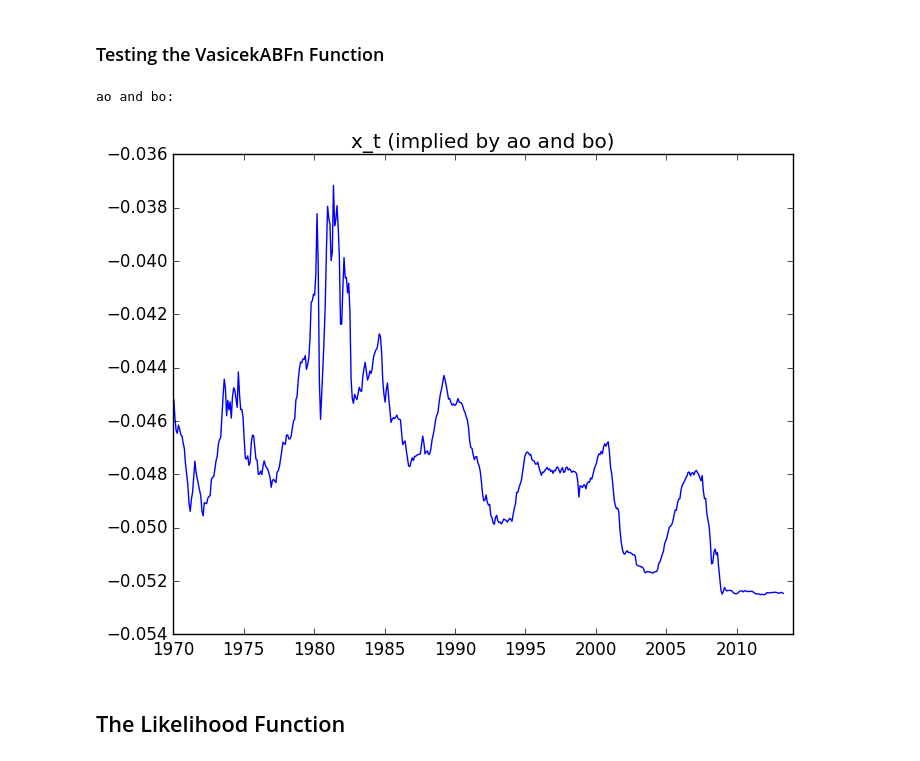
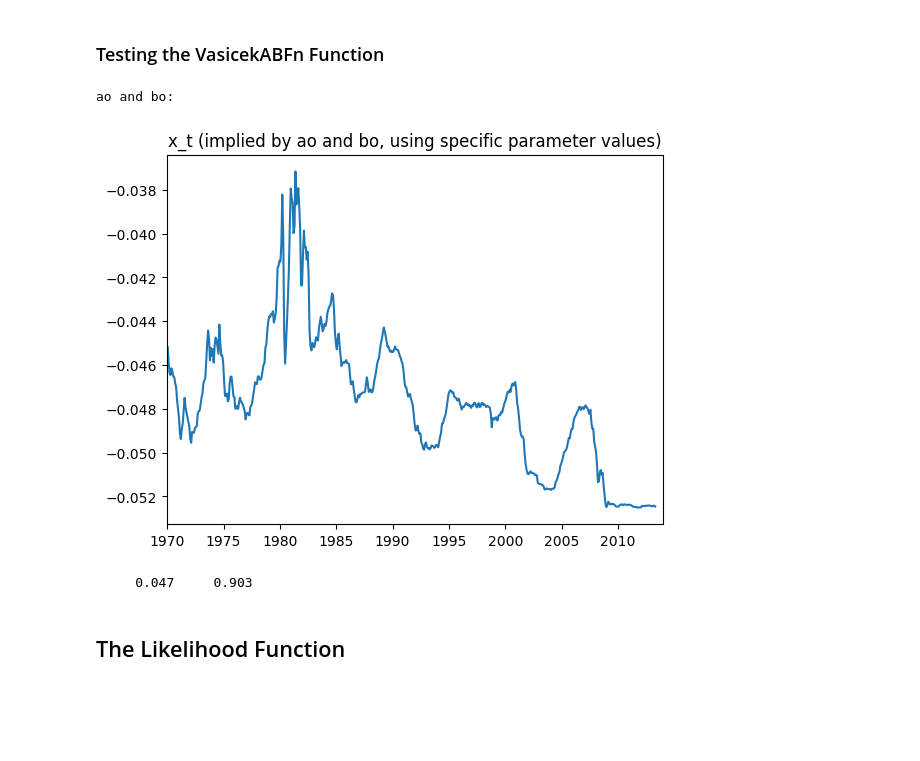
Before and after one commit to PaulSoderlind/PaulSoderlindCode, a Jupyter notebook: EmpiricalFinancePhD/YieldCurveModel.ipynb, the cells around one changed output. Saved outputs shown, nothing was run; the diff lists cells and outputs as text; code cells hidden in the pictures; blank space fills up the shorter version.

```diff
--- a/EmpiricalFinancePhD/YieldCurveModel.ipynb
+++ b/EmpiricalFinancePhD/YieldCurveModel.ipynb
@@ -18,7 +17,7 @@ y[:,1] = ((1-0.25*y[:,1]/100).^(-1/0.25) - 1)*100    #discount basis->effective
 y[:,2] = ((1-0.50*y[:,2]/100).^(-1/0.5) - 1)*100
 
 m      = [0.25 0.5 1 3 5 7 10]                             #time to maturity (in years)
-mMonth = round(Int,m*12)                            #maturites, in months (integers)
+mMonth = broadcast(x->round(Int,x),m*12)                   #maturites, in months (integers)
 y      = log.(1+y/100)                    #continuously compounded interest rates
 y      = y/12                            #interest rates per month (the period length of data)
 
@@ -125,27 +124,28 @@ VasicekABFn (generic function with 1 method)
 # %%
 vvo = 1                               #indices of yields that are observed without errors
 vvu = 2:n                             #indices of yields with observation errors
 
 yo = y[:,vvo]                         #observable yields
 yu = y[:,vvu]                         #unobservable yields
 nMo = mMonth[vvo]                     #maturity of yo
 nMu = mMonth[vvu]                     #maturity of yu
 
 
 #just testing the Vasicek functions
 (ao,bo,xt,au,bu,yuHat) = VasicekABFn(1,0.5,0.9,0.02,nMo,nMu,yo)
 
 println("ao and bo: ")
 printmat([ao bo])
 
 figure()
   ha = plot(YearMonth,xt)
   xlim(1970,2014)
-  title("x_t (implied by ao and bo)")
+  title("x_t (implied by ao and bo, using specific parameter values)")
 show()
 # %% [output]
 ao and bo:
-[figure, old version]
+[figure, new version]
+     0.047     0.903
 # %% [markdown]
 ## The Likelihood Function
 # %% [markdown]
```
Also changed, not shown: parts of 5 cells of this notebook, 5 other files.
